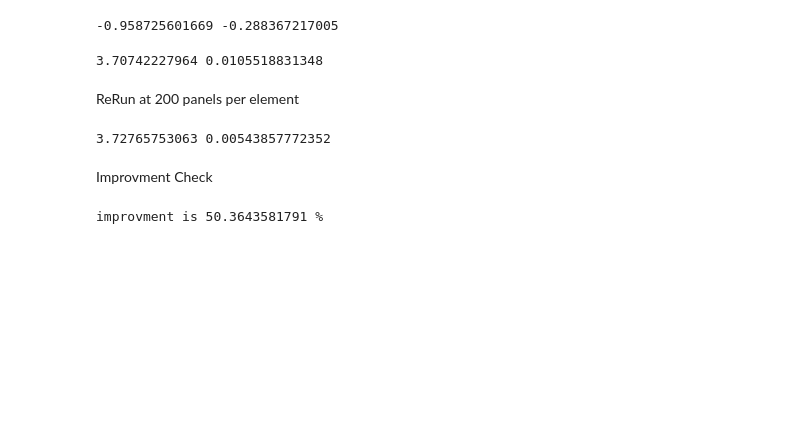
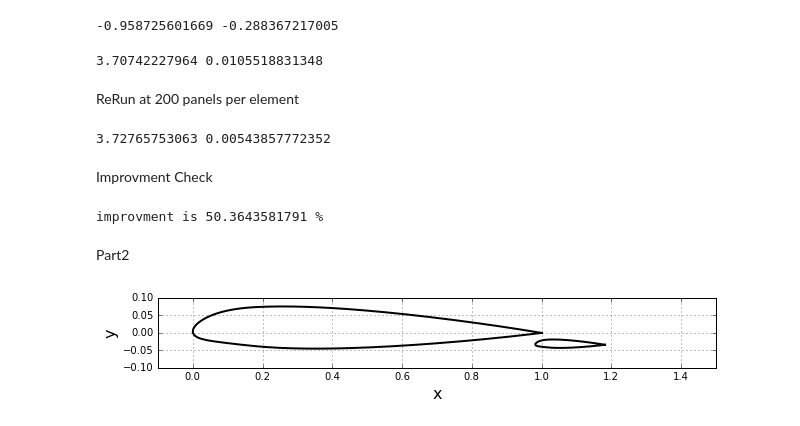
Before and after one commit to Dmphelps89/mae6226, a Jupyter notebook: Assignment_03.ipynb, the cells around one changed output. Drawn from its saved outputs; the diff is of its cells as text; code cells hidden in the pictures; blank space fills up the shorter version.

```diff
--- a/Assignment_03.ipynb
+++ b/Assignment_03.ipynb
@@ -462,3 +462,27 @@ percent =  (diff1-diff2)/diff1*100
 print('improvment is',percent,'%')
 # %% [output]
 improvment is 50.3643581791 %
+# %% [markdown]
+Part2
+# %%
+with open("resources/NACA23012_MainFoil.csv") as filein:
+    reader = csv.reader(filein, quoting=csv.QUOTE_NONNUMERIC, skipinitialspace = True)
+    x1, y1 = zip(*reader)
+    x1 = numpy.asarray(x1)
+    y1 = numpy.asarray(y1)
+with open("resources/NACA23012_FlapFoil.csv") as filein:
+    reader = csv.reader(filein, quoting=csv.QUOTE_NONNUMERIC, skipinitialspace = True)
+    x2, y2 = zip(*reader)
+    x2 = numpy.asarray(x2)
+    y2 = numpy.asarray(y2)
+width = 10
+pyplot.figure(figsize=(width, width))
+pyplot.grid()
+pyplot.xlabel('x', fontsize=16)
+pyplot.ylabel('y', fontsize=16)
+pyplot.plot(x1, y1, x2, y2, color='k', linestyle='-', linewidth=2)
+pyplot.axis('scaled', adjustable='box')
+pyplot.xlim(-.1, 1.5);
+pyplot.ylim(-.1, .1);
+# %% [output]
+[figure, added]
```
Also changed, not shown: parts of 9 cells of this notebook, 2 other files.
